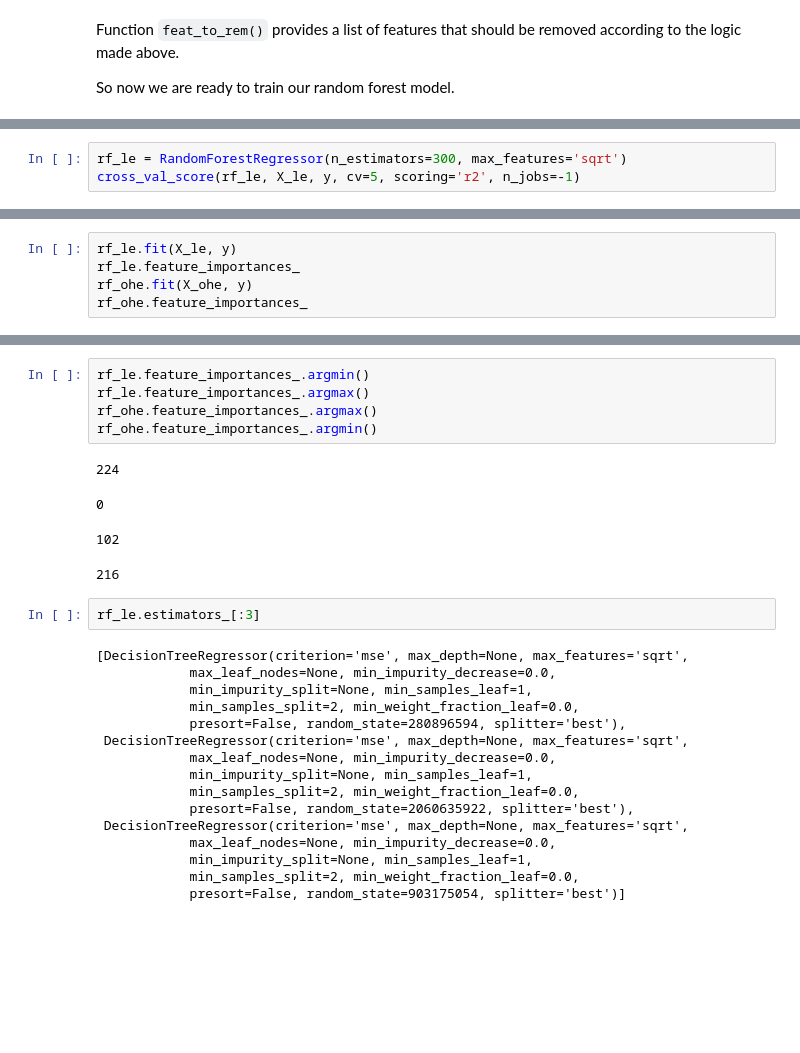
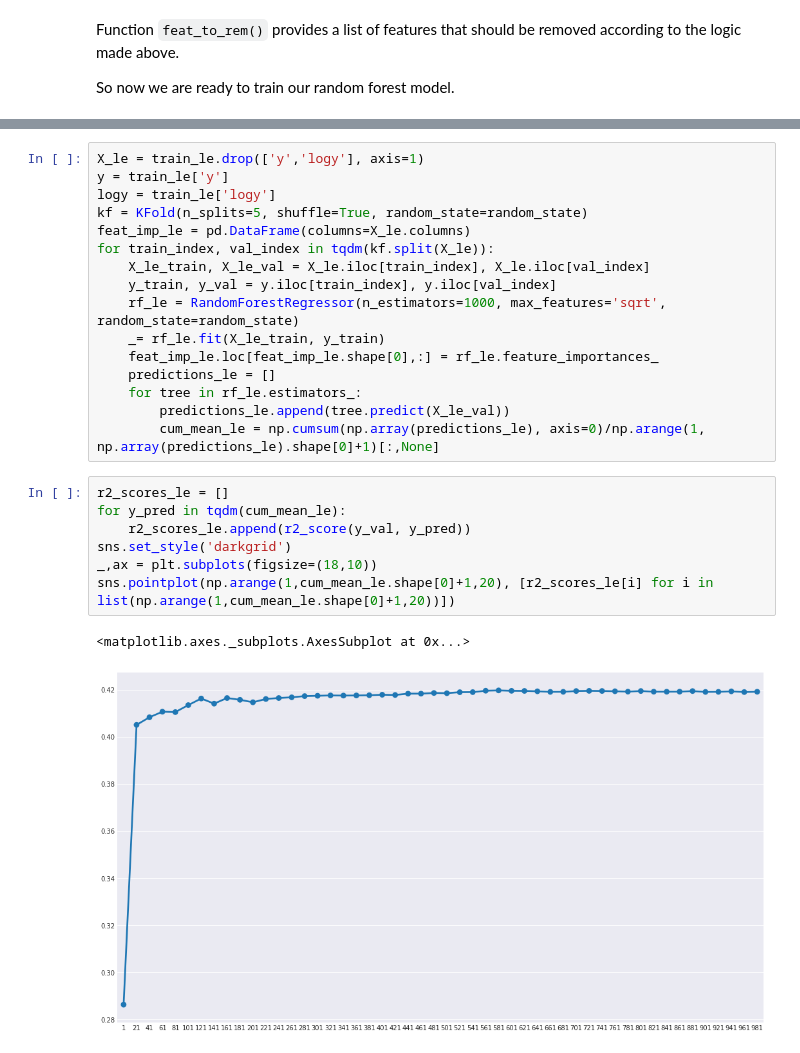
Before and after one commit to skakshay/Merc-Benz-Manufacturing, a Jupyter notebook: nb1.ipynb, the cells around one changed output, grey strips where cells are left out. Drawn from its saved outputs; the diff is of its cells as text; blank space fills up the shorter version.

```diff
--- a/nb1.ipynb
+++ b/nb1.ipynb
@@ -440,3 +296,0 @@ sns.pointplot(x=list(range(10, 200, 20)), y=scores.mean(axis=1))
-# %%
-rf_le = RandomForestRegressor(n_estimators=300, max_features='sqrt')
-cross_val_score(rf_le, X_le, y, cv=5, scoring='r2', n_jobs=-1)
@@ -452,5 +296,0 @@ array([ 0.44568826,  0.42439915,  0.57792551,  0.49871934,  0.58443737])
-# %%
-rf_le.fit(X_le, y)
-rf_le.feature_importances_
-rf_ohe.fit(X_ohe, y)
-rf_ohe.feature_importances_
@@ -504,28 +297,26 @@ array([  5.49457808e-02,   8.66677304e-05,   1.84645612e-03,
-# %%
-rf_le.feature_importances_.argmin()
-rf_le.feature_importances_.argmax()
-rf_ohe.feature_importances_.argmax()
-rf_ohe.feature_importances_.argmin()
-# %% [output]
-224
-0
-102
-216
-# %%
-rf_le.estimators_[:3]
-# %% [output]
-[DecisionTreeRegressor(criterion='mse', max_depth=None, max_features='sqrt',
-            max_leaf_nodes=None, min_impurity_decrease=0.0,
-            min_impurity_split=None, min_samples_leaf=1,
-            min_samples_split=2, min_weight_fraction_leaf=0.0,
-            presort=False, random_state=280896594, splitter='best'),
- DecisionTreeRegressor(criterion='mse', max_depth=None, max_features='sqrt',
-            max_leaf_nodes=None, min_impurity_decrease=0.0,
-            min_impurity_split=None, min_samples_leaf=1,
-            min_samples_split=2, min_weight_fraction_leaf=0.0,
-            presort=False, random_state=2060635922, splitter='best'),
- DecisionTreeRegressor(criterion='mse', max_depth=None, max_features='sqrt',
-            max_leaf_nodes=None, min_impurity_decrease=0.0,
-            min_impurity_split=None, min_samples_leaf=1,
-            min_samples_split=2, min_weight_fraction_leaf=0.0,
-            presort=False, random_state=903175054, splitter='best')]
+# %%
+X_le = train_le.drop(['y','logy'], axis=1)
+y = train_le['y']
+logy = train_le['logy']
+kf = KFold(n_splits=5, shuffle=True, random_state=random_state)
+feat_imp_le = pd.DataFrame(columns=X_le.columns)
+for train_index, val_index in tqdm(kf.split(X_le)):
+    X_le_train, X_le_val = X_le.iloc[train_index], X_le.iloc[val_index]
+    y_train, y_val = y.iloc[train_index], y.iloc[val_index]
+    rf_le = RandomForestRegressor(n_estimators=1000, max_features='sqrt', random_state=random_state)
+    _= rf_le.fit(X_le_train, y_train)
+    feat_imp_le.loc[feat_imp_le.shape[0],:] = rf_le.feature_importances_
+    predictions_le = []
+    for tree in rf_le.estimators_:
+        predictions_le.append(tree.predict(X_le_val))
+        cum_mean_le = np.cumsum(np.array(predictions_le), axis=0)/np.arange(1, np.array(predictions_le).shape[0]+1)[:,None]
+# %%
+r2_scores_le = []
+for y_pred in tqdm(cum_mean_le):
+    r2_scores_le.append(r2_score(y_val, y_pred))
+sns.set_style('darkgrid')
+_,ax = plt.subplots(figsize=(18,10))
+sns.pointplot(np.arange(1,cum_mean_le.shape[0]+1,20), [r2_scores_le[i] for i in list(np.arange(1,cum_mean_le.shape[0]+1,20))])
+# %% [output]
+<matplotlib.axes._subplots.AxesSubplot at 0x...>
+[figure, added]
```
Also changed, not shown: parts of 46 cells of this notebook.
